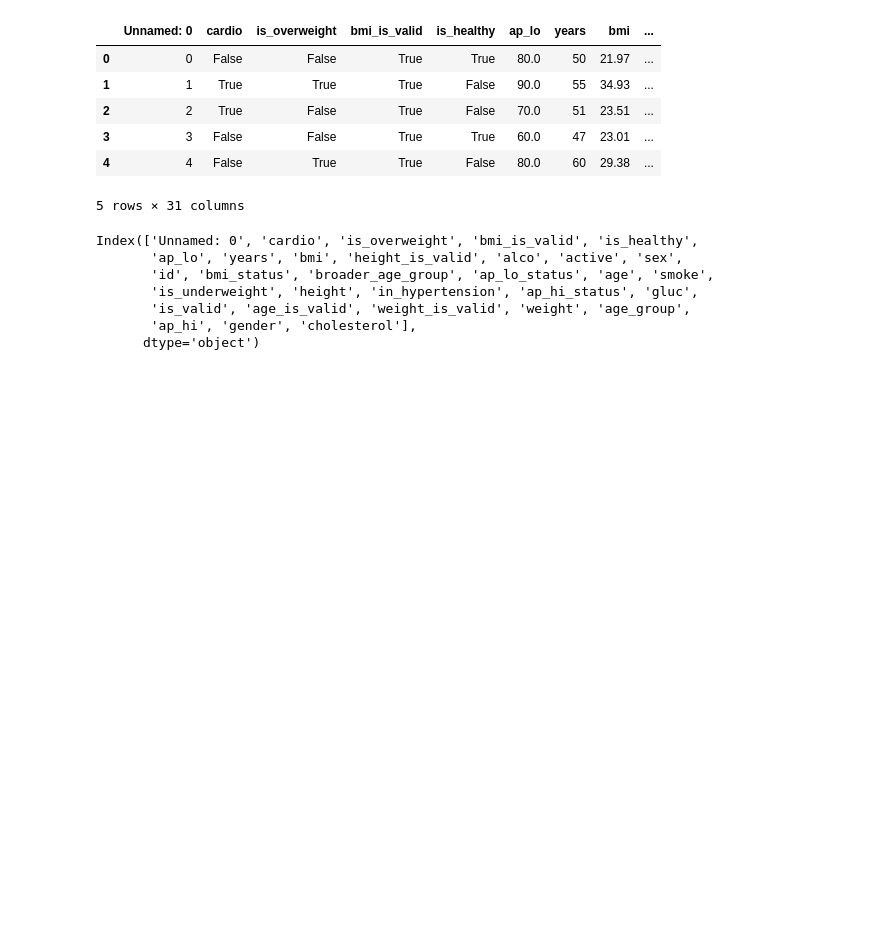
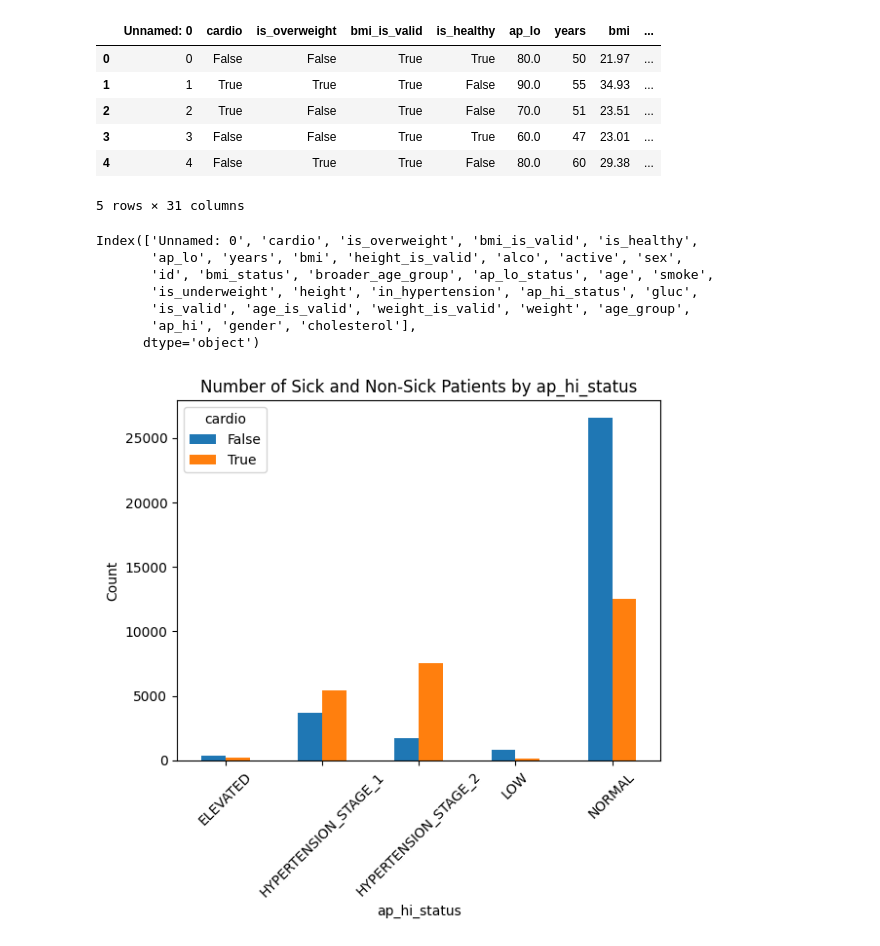
Before and after one commit to alexandre-assad/cardio-vasc-risks, a Jupyter notebook: analysis/categorical_viz.ipynb, the cells around one changed output. Cells and saved outputs as stored; diff of their text form; code cells hidden in the pictures; blank space fills up the shorter version.

```diff
--- a/analysis/categorical_viz.ipynb
+++ b/analysis/categorical_viz.ipynb
@@ -42,0 +28,13 @@ QUANTITATIVE = [
+# %%
+import matplotlib.pyplot as plt
+
+DATASET.groupby(['ap_hi_status', 'cardio']).size().unstack().plot(kind='bar')
+plt.xlabel('ap_hi_status')
+plt.ylabel('Count')
+plt.title('Number of Sick and Non-Sick Patients by ap_hi_status')
+
+plt.xticks(rotation=45)  # Rotate x-axis labels by 45 degrees
+
+plt.show()
+# %% [output]
+[figure, added]
```
Also changed, not shown: parts of 2 cells of this notebook, 2 other files.
